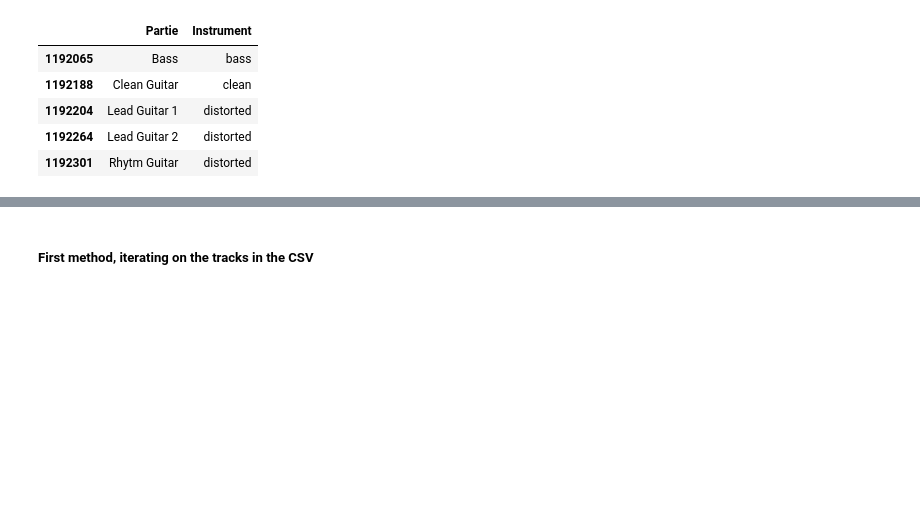
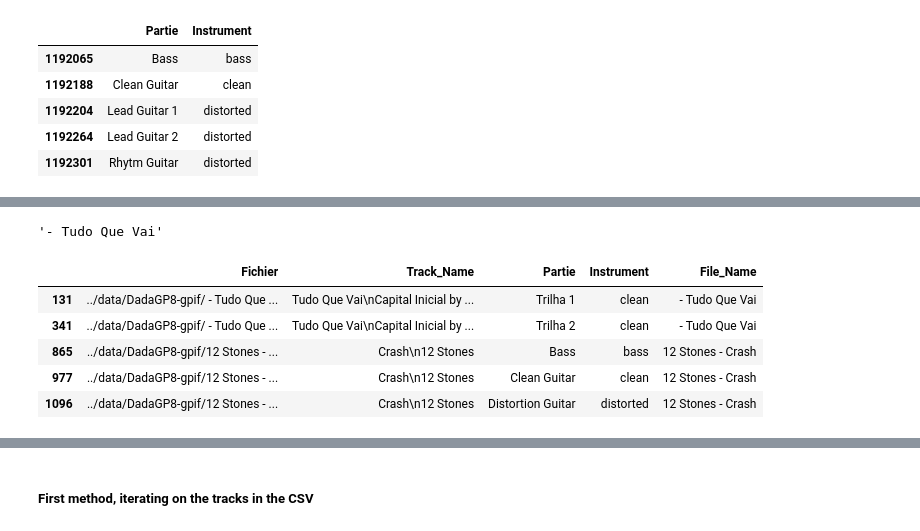
Before and after one commit to OlitHub/guitar-tab-gen, a Jupyter notebook: src/dadagp_sep_file_gen.ipynb, the cells around one changed output, grey strips where cells are left out. Saved outputs shown, nothing was run; the diff lists cells and outputs as text; code cells hidden in the pictures; blank space fills up the shorter version.

```diff
--- a/src/dadagp_sep_file_gen.ipynb
+++ b/src/dadagp_sep_file_gen.ipynb
@@ -168,0 +172,36 @@ KeyboardInterrupt:
+# %%
+test = 'path/- Tudo Que Vai-Trilha 1.gp4'
+
+get_filename(test)
+# %% [output]
+'- Tudo Que Vai'
+# %%
+track = 'path/AC-DC - C.O.D..gp4'
+track2 = 'path/ -Isolated.gp4'
+track3 = 'path/Muse - Isolated System - Electric Guitar.gp4'
+
+# I tried an implementation with num_parts but it is too complex to count the number of parts in a track
+def get_filename(fichier):
+    filename = fichier
+    aux = filename.split('/')[-1] # Remove the path
+    aux = aux.split('.')[0] # Remove the extension
+
+    # If there are 2 dashes or more in aux
+    if aux.count('-') >= 2:
+        aux = aux.split('-')[0:-1]
+        aux = '-'.join(aux)
+
+    return aux
+
+# Generate row File_Name
+
+df_inst_part['File_Name'] = df_inst_part['Fichier'].apply(get_filename)
+
+df_inst_part.head()
+# %% [output]
+|  | Fichier | Track_Name | Partie | Instrument | File_Name |
+| 131 | ../data/DadaGP8-gpif/ - Tudo Que ... | Tudo Que Vai\nCapital Inicial by ... | Trilha 1 | clean | - Tudo Que Vai |
+| 341 | ../data/DadaGP8-gpif/ - Tudo Que ... | Tudo Que Vai\nCapital Inicial by ... | Trilha 2 | clean | - Tudo Que Vai |
+| 865 | ../data/DadaGP8-gpif/12 Stones - ... | Crash\n12 Stones | Bass | bass | 12 Stones - Crash |
+| 977 | ../data/DadaGP8-gpif/12 Stones - ... | Crash\n12 Stones | Clean Guitar | clean | 12 Stones - Crash |
+| 1096 | ../data/DadaGP8-gpif/12 Stones - ... | Crash\n12 Stones | Distortion Guitar | distorted | 12 Stones - Crash |
```
Also changed, not shown: parts of 10 cells of this notebook, 1 other file.
